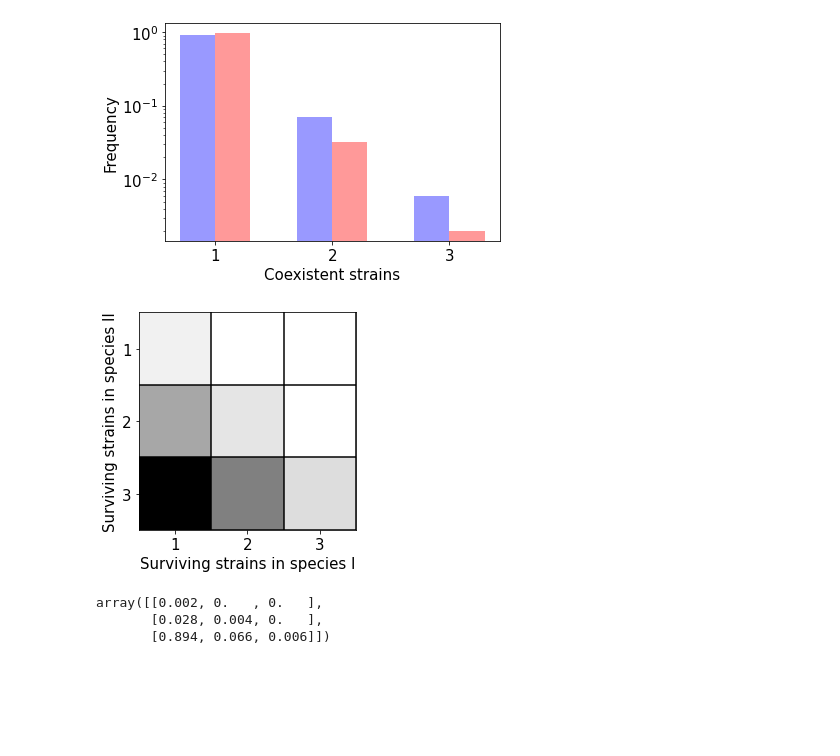
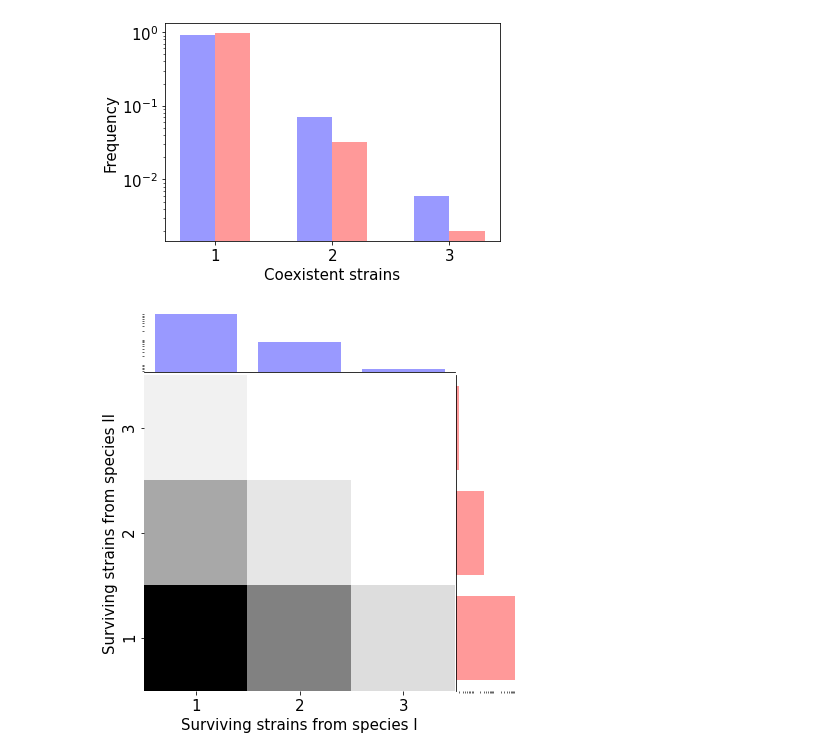
Before and after one commit to maslov-group/Coexistence_of_g_and_K, a Jupyter notebook: Survivors from strain pools.ipynb, the cells around one changed output. Cells and saved outputs as stored; diff of their text form; code cells hidden in the pictures; blank space fills up the shorter version.

```diff
--- a/Survivors from strain pools.ipynb
+++ b/Survivors from strain pools.ipynb
@@ -278,21 +279,43 @@ plt.show()
 # %%
 heatmap = np.zeros([3, 3])
 for i in range(len(strain_cat)):
     heatmap[3-b_s[i], a_s[i]-1] += 1
 
-plt.imshow(np.log(heatmap+1), cmap = "Greys")
-plt.xticks([0, 1, 2], [1, 2, 3], fontsize=15)
-plt.yticks([0, 1, 2], [1, 2, 3], fontsize=15)
-plt.xlabel("Surviving strains in species I", fontsize=15)
-plt.ylabel("Surviving strains in species II", fontsize=15)
-plt.hlines(y=np.arange(0, 3)+0.5, xmin=np.full(3, 0)-0.5, xmax=np.full(3, 3)-0.5, color="black")
-plt.vlines(x=np.arange(0, 3)+0.5, ymin=np.full(3, 0)-0.5, ymax=np.full(3, 3)-0.5, color="black")
-plt.savefig("heatmap.pdf")
+
+import pandas as pd
+xrange = 3
+yrange = 3
+Isurvivor = np.repeat(range(1, xrange+1), yrange)
+IIsurvivor = np.tile(range(1, yrange+1), xrange)
+df = pd.DataFrame({"I survivor": Isurvivor,
+                  "II survivor": IIsurvivor,
+                  "percentage": np.array([heatmap[Isurvivor[i]-1, IIsurvivor[i]-1] for i in range(9)]) })
+
+g = sns.jointplot(data=df, x='I survivor', y='II survivor', kind='hist', bins=(xrange, yrange))
+g.ax_marg_y.cla()
+g.ax_marg_x.cla()
+sns.heatmap(data=np.log(df['percentage'].to_numpy().reshape(xrange, yrange)+1), ax=g.ax_joint, cbar=False, cmap='Greys')
+# g.ax_joint.hlines(y=np.arange(0, 3), xmin=np.full(3, 0), xmax=np.full(3, 3), color="black")
+# g.ax_joint.vlines(x=np.arange(0, 3), ymin=np.full(3, 0), ymax=np.full(3, 3), color="black")
+
+g.ax_marg_y.barh(np.arange(0.5, yrange), df.groupby(['I survivor'])['percentage'].sum().to_numpy()/len(strain_cat), color='r', alpha = 0.4)
+g.ax_marg_x.bar(np.arange(0.5, xrange), df.groupby(['II survivor'])['percentage'].sum().to_numpy()/len(strain_cat), color='b', alpha = 0.4)
+
+g.ax_joint.set_xticks(np.arange(0.5, xrange))
+g.ax_joint.set_xticklabels([1, 2, 3], fontsize=15)
+g.ax_joint.set_yticks(np.arange(0.5, yrange))
+g.ax_joint.set_yticklabels([3, 2, 1], fontsize=15)
+g.ax_joint.set_xlabel("Surviving strains from species I", fontsize=15)
+g.ax_joint.set_ylabel("Surviving strains from species II", fontsize=15)
+
+g.ax_marg_x.set_yscale("log")
+g.ax_marg_y.set_xscale("log")
+g.ax_marg_x.tick_params(axis='x', bottom=False, labelbottom=False)
+g.ax_marg_y.tick_params(axis='y', left=False, labelleft=False)
+g.ax_marg_x.tick_params(axis='y', left=False, labelleft=False)
+g.ax_marg_y.tick_params(axis='x', bottom=False, labelbottom=False)
+
+g.fig.subplots_adjust(hspace=0.05, wspace=0.02)  # less spaced needed when there are no tick labels
+# plt.savefig("heatmap.pdf")
 # %% [output]
-[figure, old version]
+[figure, new version]
-# %%
-heatmap/len(strain_cat)
-# %% [output]
-array([[0.002, 0.   , 0.   ],
-       [0.028, 0.004, 0.   ],
-       [0.894, 0.066, 0.006]])
```
Also changed, not shown: parts of 1 cell of this notebook.
